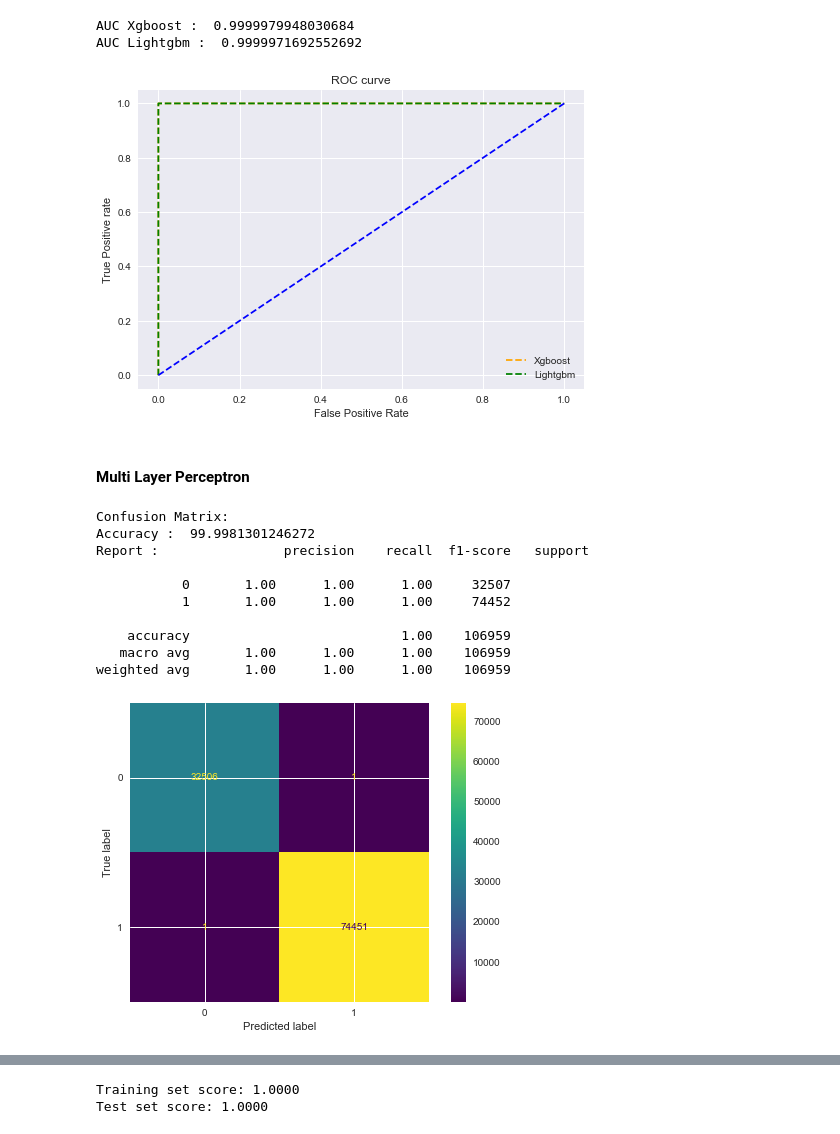
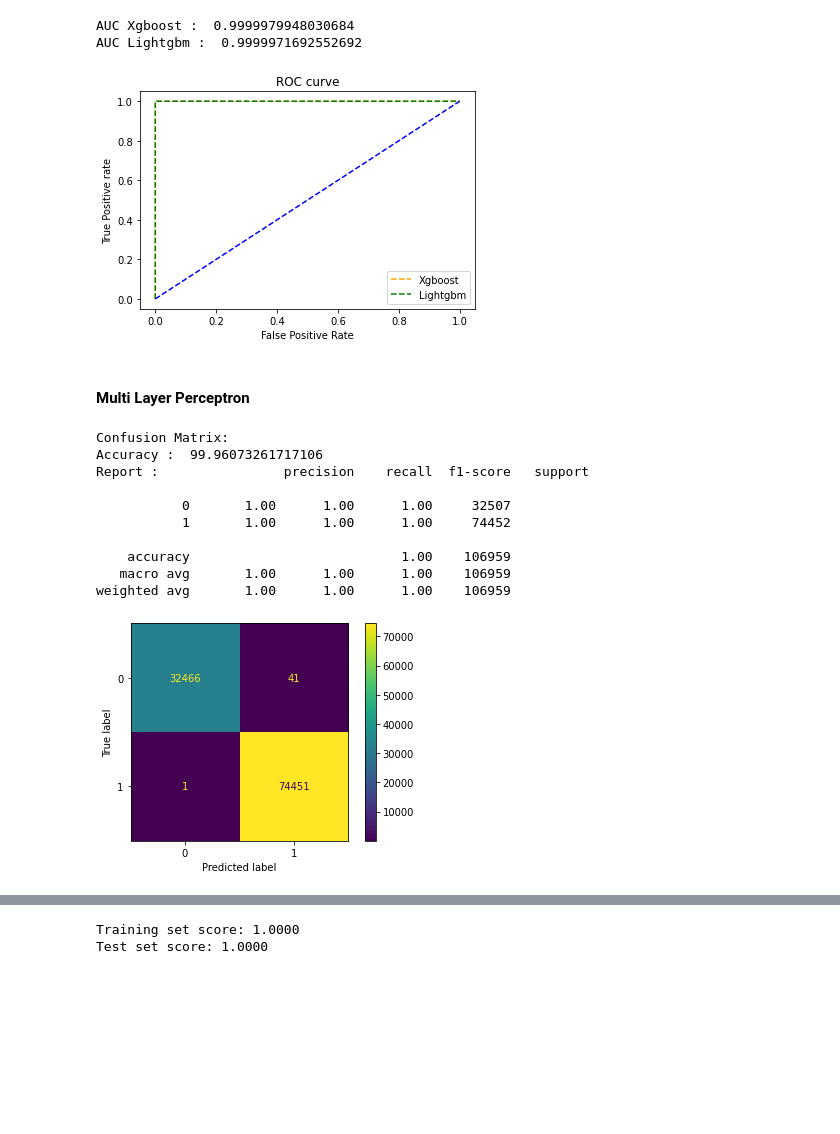
Before and after one commit to nfrejus/prim_ddos, a Jupyter notebook: unbalanced_30_70_model/model_with_embbed_wrapper_fs.ipynb, the cells around one changed output, grey strips where cells are left out. Drawn from its saved outputs; the diff is of its cells as text; code cells hidden in the pictures; blank space fills up the shorter version.

```diff
--- a/unbalanced_30_70_model/model_with_embbed_wrapper_fs.ipynb
+++ b/unbalanced_30_70_model/model_with_embbed_wrapper_fs.ipynb
@@ -128,9 +128,6 @@ print("AUC Naive Bayes :",auc_score_nb)
 AUC Decision Tree :  0.999977902961198
 AUC Naive Bayes : 0.9941930620728266
 # %%
-import matplotlib.pyplot as plt
-plt.style.use('seaborn')
-
 # plot roc curves
 plt.plot(fpr_dt, tpr_dt, linestyle='--',color='orange', label='Decision Tree')
 plt.plot(fpr_nb, tpr_nb, linestyle='--',color='green', label='Naive Bayes')
@@ -212,9 +209,6 @@ print("AUC SVM : ",auc_score_svm)
 AUC Logistic Regression :  0.9976006457261347
 AUC SVM :  0.9999966655802106
 # %%
-import matplotlib.pyplot as plt
-plt.style.use('seaborn')
-
 # plot roc curves
 plt.plot(fpr_logreg, tpr_logreg, linestyle='--',color='orange', label='Logistic Regression')
 plt.plot(fpr_svm, tpr_svm, linestyle='--',color='green', label='SVM')
@@ -296,8 +290,6 @@ print("AUC Random Forest :",auc_score_rf)
 AUC KNN :  0.9999711521039824
 AUC Random Forest : 0.9999999971076904
 # %%
-plt.style.use('seaborn')
-
 # plot roc curves
 plt.plot(fpr_knn, tpr_knn, linestyle='--',color='orange', label='KNN')
 plt.plot(fpr_rf, tpr_rf, linestyle='--',color='green', label='Random Forest')
@@ -393,24 +385,22 @@ print("AUC Lightgbm : ",auc_score_lgb)
 AUC Xgboost :  0.9999979948030684
 AUC Lightgbm :  0.9999971692552692
 # %%
-plt.style.use('seaborn')
-
 # plot roc curves
 plt.plot(fpr_xgb, tpr_xgb, linestyle='--',color='orange', label='Xgboost')
 plt.plot(fpr_lgb, tpr_lgb, linestyle='--',color='green', label='Lightgbm')
 plt.plot(p_fpr, p_tpr, linestyle='--', color='blue')
 # title
 plt.title('ROC curve')
 # x label
 plt.xlabel('False Positive Rate')
 # y label
 plt.ylabel('True Positive rate')
 
 plt.legend(loc='best')
 plt.savefig('ROC',dpi=300)
 plt.show();
 # %% [output]
-[figure, old version]
+[figure, new version]
 # %% [markdown]
 #### Multi Layer Perceptron
 # %%
@@ -423,7 +413,7 @@ y_pred_mlp = mlp_clf.predict(X_test)
 cal_accuracy(y_test, y_pred_mlp)
 # %% [output]
 Confusion Matrix:
-Accuracy :  99.9981301246272
+Accuracy :  99.96073261717106
 Report :                precision    recall  f1-score   support
 
            0       1.00      1.00      1.00     32507
@@ -432,7 +422,7 @@ Report :                precision    recall  f1-score   support
     accuracy                           1.00    106959
    macro avg       1.00      1.00      1.00    106959
 weighted avg       1.00      1.00      1.00    106959
-[figure, old version]
+[figure, new version]
 # %%
 plt.plot(mlp_clf.loss_curve_)
 plt.title("Loss Curve", fontsize=14)
```
Also changed, not shown: parts of 13 cells of this notebook, 18 other files.
